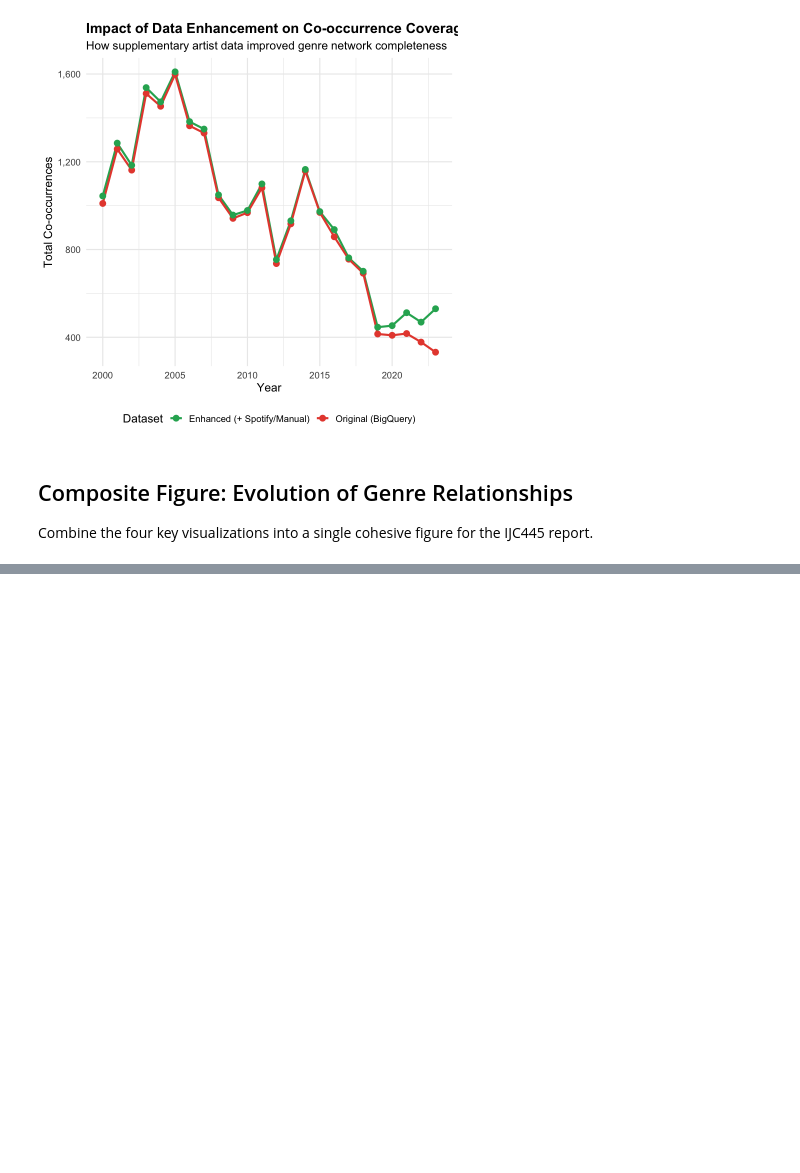
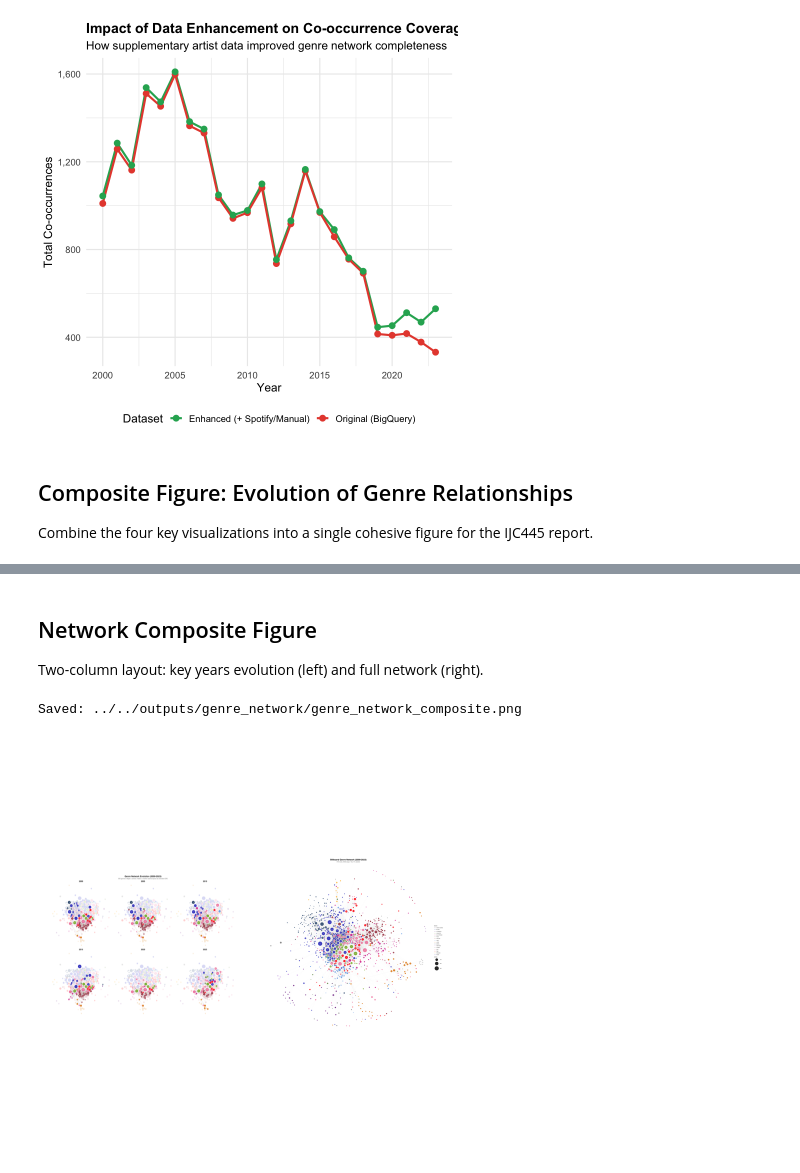
Before and after one commit to klorine28/datasci-vis, a Jupyter notebook: analysis and vizualisation/analysis/genre_analysis.ipynb, the cells around one changed output, grey strips where cells are left out. Cells and saved outputs as stored; diff of their text form; code cells hidden in the pictures; blank space fills up the shorter version.

```diff
--- a/analysis and vizualisation/analysis/genre_analysis.ipynb
+++ b/analysis and vizualisation/analysis/genre_analysis.ipynb
@@ -2439 +2422,32 @@ Suitable for print.
 [figure]
+# %% [markdown]
+## Network Composite Figure
+
+Two-column layout: key years evolution (left) and full network (right).
+# %%
+# Network composite: key years + full network (maximum detail)
+library(cowplot)
+library(png)
+
+output_dir <- "../../outputs/genre_network/"
+
+# Load images
+img_left <- readPNG(paste0(output_dir, "genre_network_evolution_key_years.png"))
+img_right <- readPNG(paste0(output_dir, "genre_network_full.png"))
+
+# Create panels
+p_left <- ggdraw() + draw_image(img_left)
+p_right <- ggdraw() + draw_image(img_right)
+
+# 2-column layout
+composite <- plot_grid(p_left, p_right, ncol = 2, rel_widths = c(1, 1))
+
+# Save at A2 landscape, 600 DPI (23.39 x 16.54 inches)
+output_path <- paste0(output_dir, "genre_network_composite.png")
+ggsave(output_path, composite, width = 23.39, height = 16.54, dpi = 600, bg = "white")
+
+cat("Saved:", output_path, "\n")
+composite
+# %% [output]
+Saved: ../../outputs/genre_network/genre_network_composite.png
+[figure, added]
```
Also changed, not shown: parts of 1 cell of this notebook, 6 other files.
